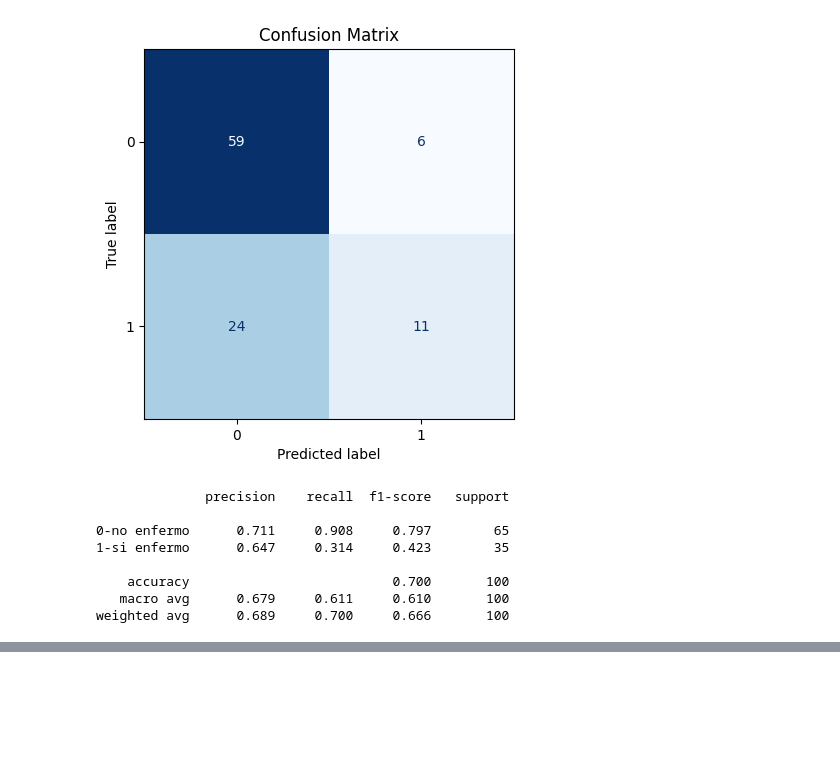
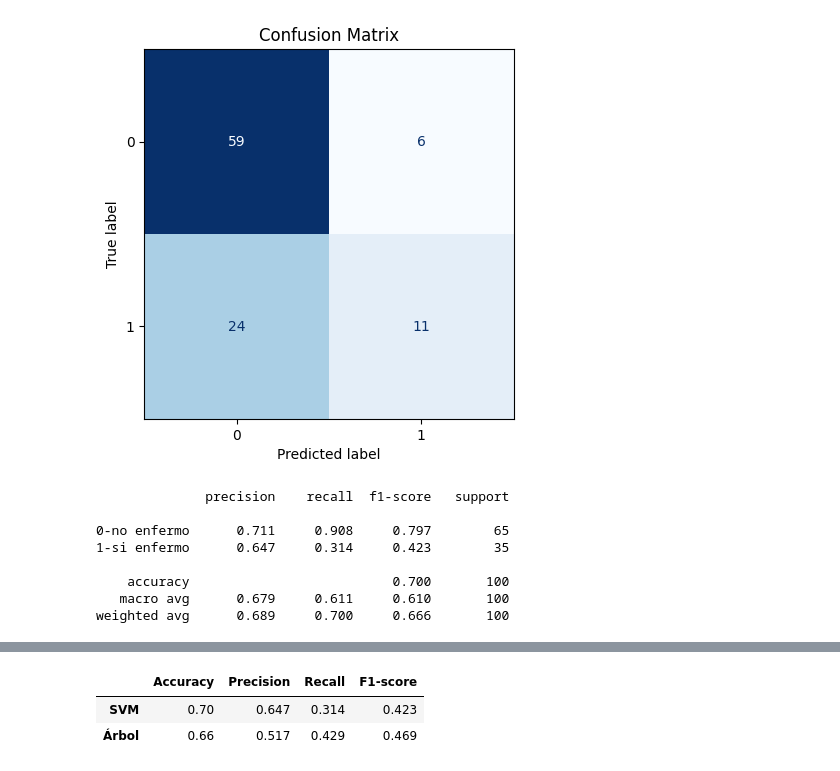
Before and after one commit to mikesaurio/MachineLearning, a Jupyter notebook: supervisado/svm/SMV_base.ipynb, the cells around one changed output, grey strips where cells are left out. Cells and saved outputs as stored; diff of their text form; code cells hidden in the pictures; blank space fills up the shorter version.

```diff
--- a/supervisado/svm/SMV_base.ipynb
+++ b/supervisado/svm/SMV_base.ipynb
@@ -116,0 +149,21 @@ weighted avg      0.689     0.700     0.666       100
+# %%
+def resumen_metricas(y_true, y_pred):
+    r = classification_report(y_true, y_pred, output_dict=True)
+    return {
+        "Accuracy": r["accuracy"],
+        "Precision": r["1"]["precision"],
+        "Recall": r["1"]["recall"],
+        "F1-score": r["1"]["f1-score"]
+    }
+# %%
+svm_metrics = resumen_metricas(Y_test, svm_pred)
+tree_metrics = resumen_metricas(Y_test, tree_pred)
+comparacion = pd.DataFrame(
+    [svm_metrics, tree_metrics],
+    index=["SVM", "Árbol"]
+    )
+comparacion.round(3)
+# %% [output]
+|  | Accuracy | Precision | Recall | F1-score |
+| SVM | 0.70 | 0.647 | 0.314 | 0.423 |
+| Árbol | 0.66 | 0.517 | 0.429 | 0.469 |
```
Also changed, not shown: parts of 6 cells of this notebook, 3 other files.
